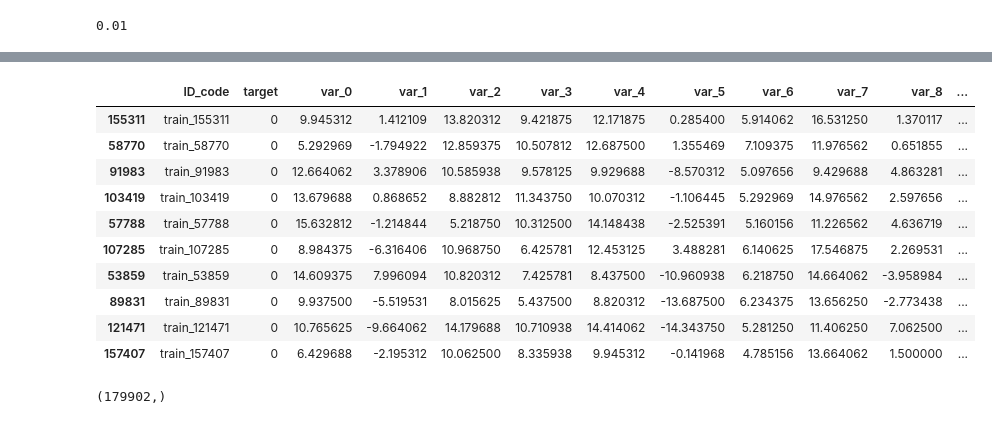
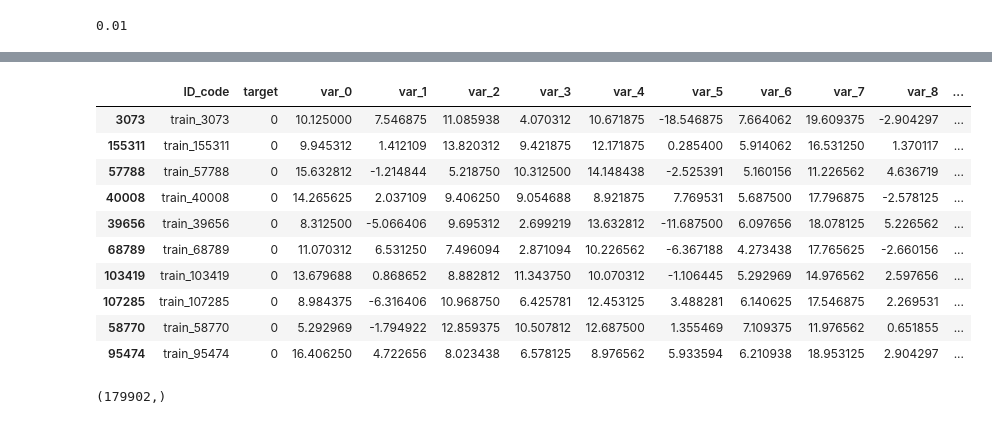
Before and after one commit to mlisovyi/KaggleSantander2019, a Jupyter notebook: Process.ipynb, the cells around one changed output, grey strips where cells are left out. Drawn from its saved outputs; the diff is of its cells as text; code cells hidden in the pictures.

```diff
--- a/Process.ipynb
+++ b/Process.ipynb
@@ -349,7 +346,7 @@ param_test = {
 }
 
 from sklearn.model_selection import ParameterSampler, ParameterGrid
-par_sampler = ParameterSampler(param_test, n_iter=20, random_state=31416)
+par_sampler = ParameterSampler(param_test, n_iter=2, random_state=31416)
 
 par_grid = ParameterGrid([#{'colsample_bytree':[0.035,0.065]},
                           #{'subsample': [0.1, 0.15, 0.25, 0.3, 0.4]}
@@ -373,13 +372,14 @@ results = {}
 y_oofs = {}
 fis = {}  # feature importances
 
-mlflow.set_experiment('HP_RS_Stratified')
+mlflow.set_experiment('TMP')
 
 for name, (mdl, mdl_pars, fit_pars, y_, g_) in mdl_inputs.items():
     for ps in par_sampler: # par_sampler
         mdl_pars_ = copy.deepcopy(mdl_pars)
         mdl_pars_.update(ps)
-        with mlflow.start_run(source_type=SourceType.NOTEBOOK, source_version=kg.get_last_git_commit()):
+        with mlflow.start_run(source_type=SourceType.NOTEBOOK,
+                              source_version=kg.get_last_git_commit()):
             print('--------------- {} -----------'.format(name))
             mlflow.set_tag('model_name', name)
             # Logging
@@ -569 +553,8 @@ oof_1 = y_oofs['lgbm_base'][df_trn['target']==1]
+# %%
+# oof's for different targets
+oof_0 = y_oofs['lgbm_base'][df_trn['target']==0]
+oof_1 = y_oofs['lgbm_base'][df_trn['target']==1]
+# ranked oof's for different targets
+oof_rnk_0 = y_oofs['lgbm_base'].rank(pct=True)[df_trn['target']==0]
+oof_rnk_1 = y_oofs['lgbm_base'].rank(pct=True)[df_trn['target']==1]
 # %%
@@ -589,14 +603,14 @@ dtype: float64
 # %%
-df_trn.loc[oof_0.nlargest(10).index]
+df_trn.loc[oof_rnk_0.nlargest(10).index]
 # %% [output]
 |  | ID_code | target | var_0 | var_1 | var_2 | var_3 | var_4 | var_5 | var_6 | var_7 | var_8 | ... |
+| 3073 | train_3073 | 0 | 10.125000 | 7.546875 | 11.085938 | 4.070312 | 10.671875 | -18.546875 | 7.664062 | 19.609375 | -2.904297 | ... |
 | 155311 | train_155311 | 0 | 9.945312 | 1.412109 | 13.820312 | 9.421875 | 12.171875 | 0.285400 | 5.914062 | 16.531250 | 1.370117 | ... |
+| 57788 | train_57788 | 0 | 15.632812 | -1.214844 | 5.218750 | 10.312500 | 14.148438 | -2.525391 | 5.160156 | 11.226562 | 4.636719 | ... |
+| 40008 | train_40008 | 0 | 14.265625 | 2.037109 | 9.406250 | 9.054688 | 8.921875 | 7.769531 | 5.687500 | 17.796875 | -2.578125 | ... |
+| 39656 | train_39656 | 0 | 8.312500 | -5.066406 | 9.695312 | 2.699219 | 13.632812 | -11.687500 | 6.097656 | 18.078125 | 5.226562 | ... |
+| 68789 | train_68789 | 0 | 11.070312 | 6.531250 | 7.496094 | 2.871094 | 10.226562 | -6.367188 | 4.273438 | 17.765625 | -2.660156 | ... |
+| 103419 | train_103419 | 0 | 13.679688 | 0.868652 | 8.882812 | 11.343750 | 10.070312 | -1.106445 | 5.292969 | 14.976562 | 2.597656 | ... |
+| 107285 | train_107285 | 0 | 8.984375 | -6.316406 | 10.968750 | 6.425781 | 12.453125 | 3.488281 | 6.140625 | 17.546875 | 2.269531 | ... |
 | 58770 | train_58770 | 0 | 5.292969 | -1.794922 | 12.859375 | 10.507812 | 12.687500 | 1.355469 | 7.109375 | 11.976562 | 0.651855 | ... |
-| 91983 | train_91983 | 0 | 12.664062 | 3.378906 | 10.585938 | 9.578125 | 9.929688 | -8.570312 | 5.097656 | 9.429688 | 4.863281 | ... |
-| 103419 | train_103419 | 0 | 13.679688 | 0.868652 | 8.882812 | 11.343750 | 10.070312 | -1.106445 | 5.292969 | 14.976562 | 2.597656 | ... |
-| 57788 | train_57788 | 0 | 15.632812 | -1.214844 | 5.218750 | 10.312500 | 14.148438 | -2.525391 | 5.160156 | 11.226562 | 4.636719 | ... |
-| 107285 | train_107285 | 0 | 8.984375 | -6.316406 | 10.968750 | 6.425781 | 12.453125 | 3.488281 | 6.140625 | 17.546875 | 2.269531 | ... |
-| 53859 | train_53859 | 0 | 14.609375 | 7.996094 | 10.820312 | 7.425781 | 8.437500 | -10.960938 | 6.218750 | 14.664062 | -3.958984 | ... |
-| 89831 | train_89831 | 0 | 9.937500 | -5.519531 | 8.015625 | 5.437500 | 8.820312 | -13.687500 | 6.234375 | 13.656250 | -2.773438 | ... |
-| 121471 | train_121471 | 0 | 10.765625 | -9.664062 | 14.179688 | 10.710938 | 14.414062 | -14.343750 | 5.281250 | 11.406250 | 7.062500 | ... |
-| 157407 | train_157407 | 0 | 6.429688 | -2.195312 | 10.062500 | 8.335938 | 9.945312 | -0.141968 | 4.785156 | 13.664062 | 1.500000 | ... |
+| 95474 | train_95474 | 0 | 16.406250 | 4.722656 | 8.023438 | 6.578125 | 8.976562 | 5.933594 | 6.210938 | 18.953125 | 2.904297 | ... |
```
Also changed, not shown: parts of 15 cells of this notebook, 1 other file.
